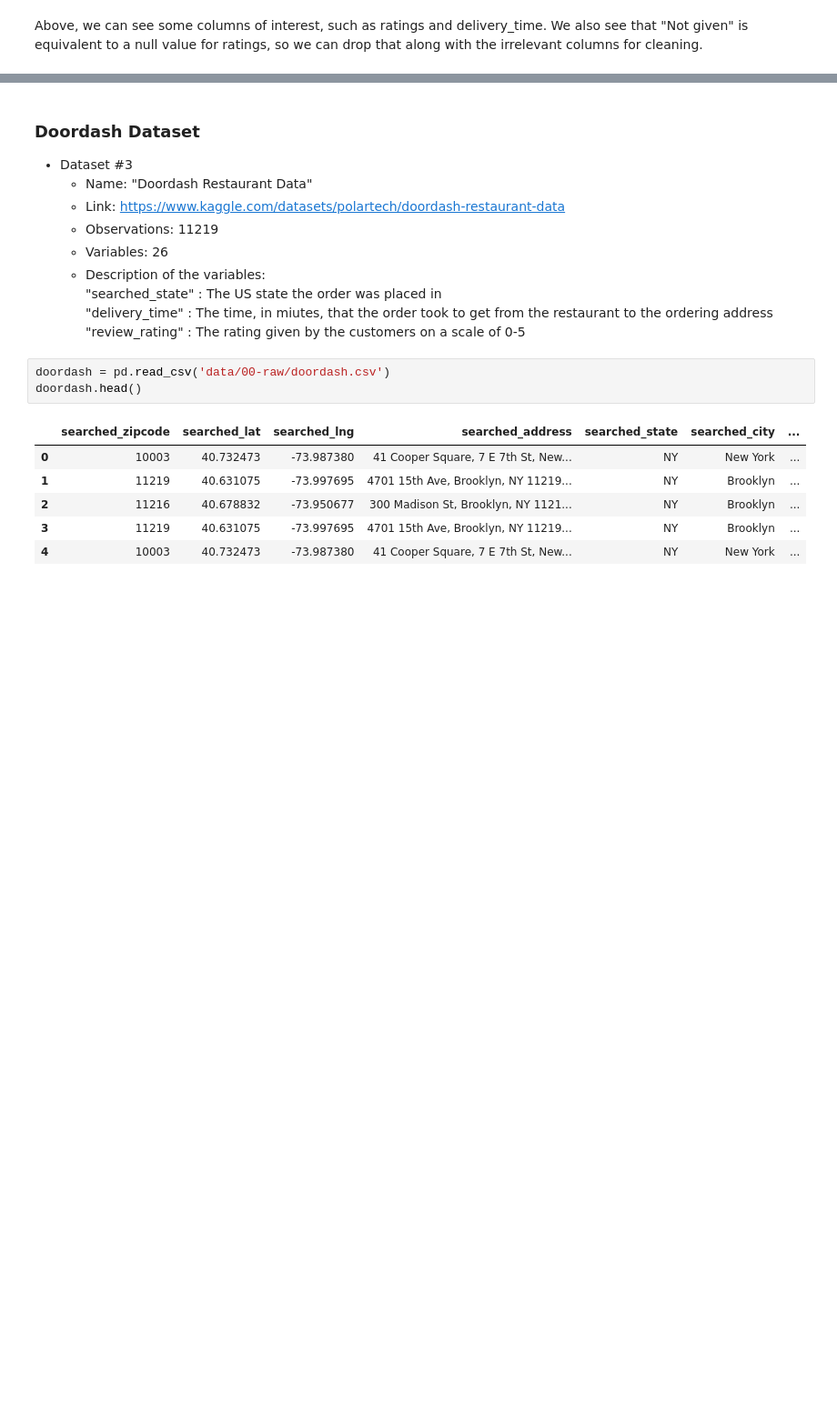
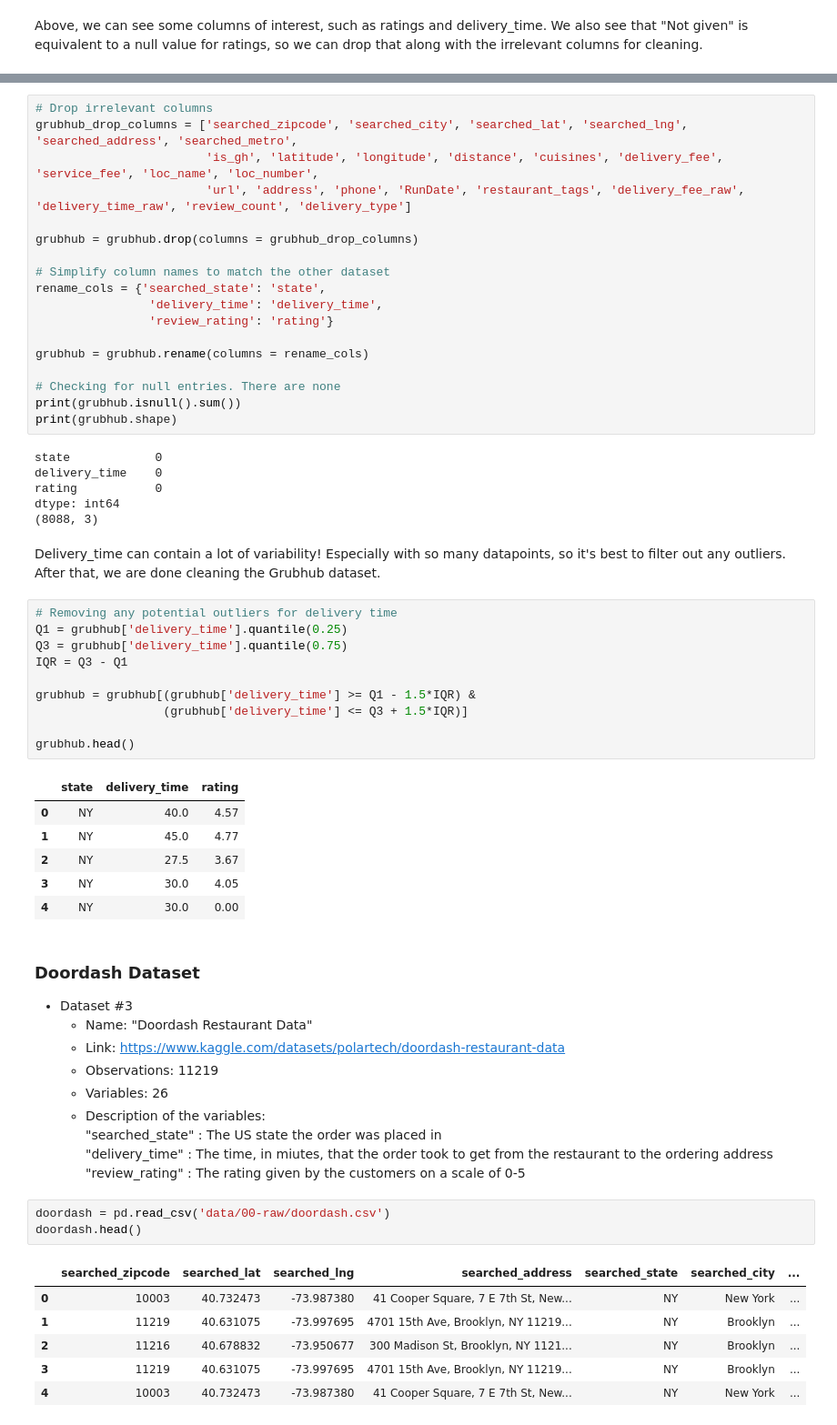
Before and after one commit to COGS108/Group111_WI26, a Jupyter notebook: 03-FinalProject.ipynb, the cells around one changed output, grey strips where cells are left out. Shown at 91% size. Drawn from its saved outputs; the diff is of its cells as text; blank space fills up the shorter version.

```diff
--- a/03-FinalProject.ipynb
+++ b/03-FinalProject.ipynb
@@ -127,3 +196,46 @@ foodhub = foodhub.drop(columns = drop_cols)
+# %%
+# Drop irrelevant columns
+grubhub_drop_columns = ['searched_zipcode', 'searched_city', 'searched_lat', 'searched_lng', 'searched_address', 'searched_metro',
+                        'is_gh', 'latitude', 'longitude', 'distance', 'cuisines', 'delivery_fee', 'service_fee', 'loc_name', 'loc_number',
+                        'url', 'address', 'phone', 'RunDate', 'restaurant_tags', 'delivery_fee_raw', 'delivery_time_raw', 'review_count', 'delivery_type']
+
+grubhub = grubhub.drop(columns = grubhub_drop_columns)
+
+# Simplify column names to match the other dataset
+rename_cols = {'searched_state': 'state',
+                'delivery_time': 'delivery_time',
+                'review_rating': 'rating'}
+
+grubhub = grubhub.rename(columns = rename_cols)
+
+# Checking for null entries. There are none
+print(grubhub.isnull().sum())
+print(grubhub.shape)
+# %% [output]
+state            0
+delivery_time    0
+rating           0
+dtype: int64
+(8088, 3)
+# %% [markdown]
+Delivery_time can contain a lot of variability! Especially with so many datapoints, so it's best to filter out any outliers. After that, we are done cleaning the Grubhub dataset.
+# %%
+# Removing any potential outliers for delivery time
+Q1 = grubhub['delivery_time'].quantile(0.25)
+Q3 = grubhub['delivery_time'].quantile(0.75)
+IQR = Q3 - Q1
+
+grubhub = grubhub[(grubhub['delivery_time'] >= Q1 - 1.5*IQR) &
+                  (grubhub['delivery_time'] <= Q3 + 1.5*IQR)]
+
+grubhub.head()
+# %% [output]
+|  | state | delivery_time | rating |
+| 0 | NY | 40.0 | 4.57 |
+| 1 | NY | 45.0 | 4.77 |
+| 2 | NY | 27.5 | 3.67 |
+| 3 | NY | 30.0 | 4.05 |
+| 4 | NY | 30.0 | 0.00 |
 # %% [markdown]
 ### Doordash Dataset
 - Dataset #3
```
Also changed, not shown: parts of 12 cells of this notebook.
